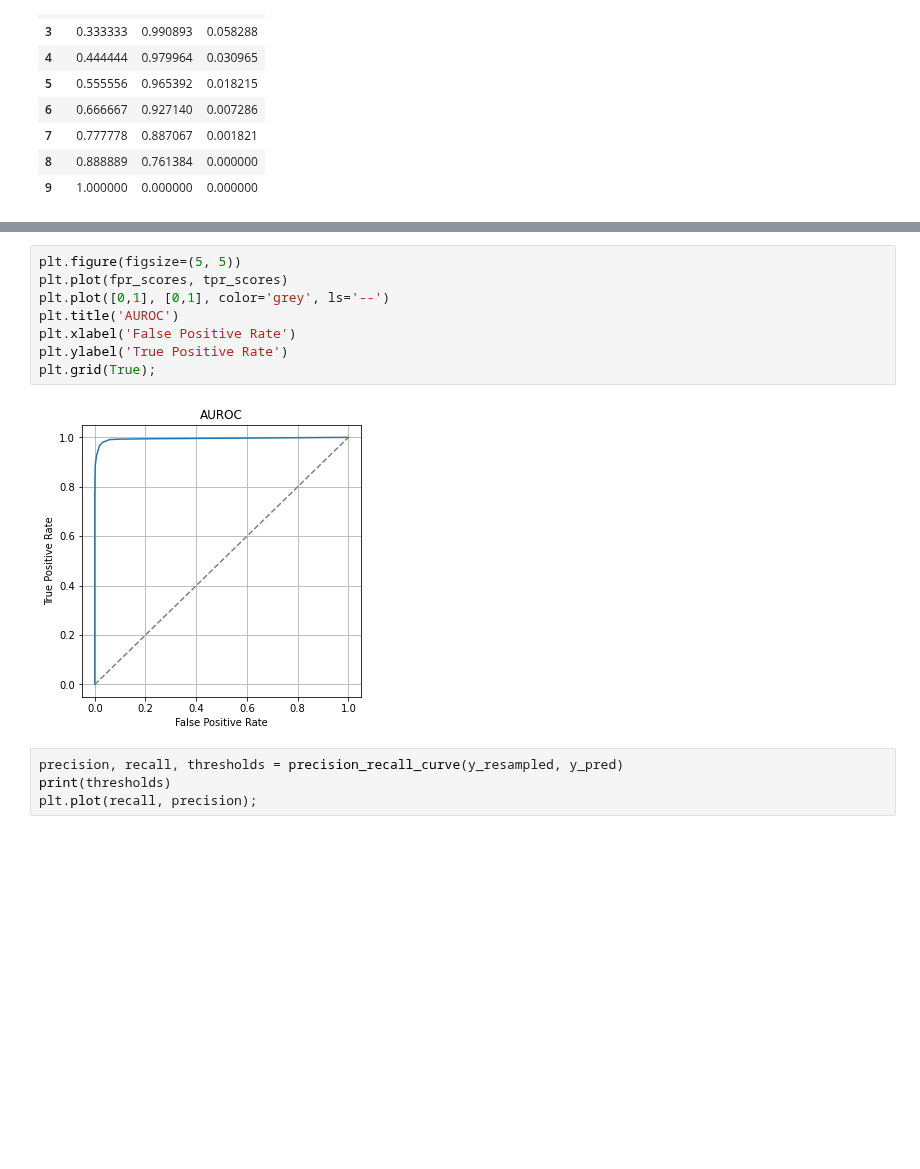
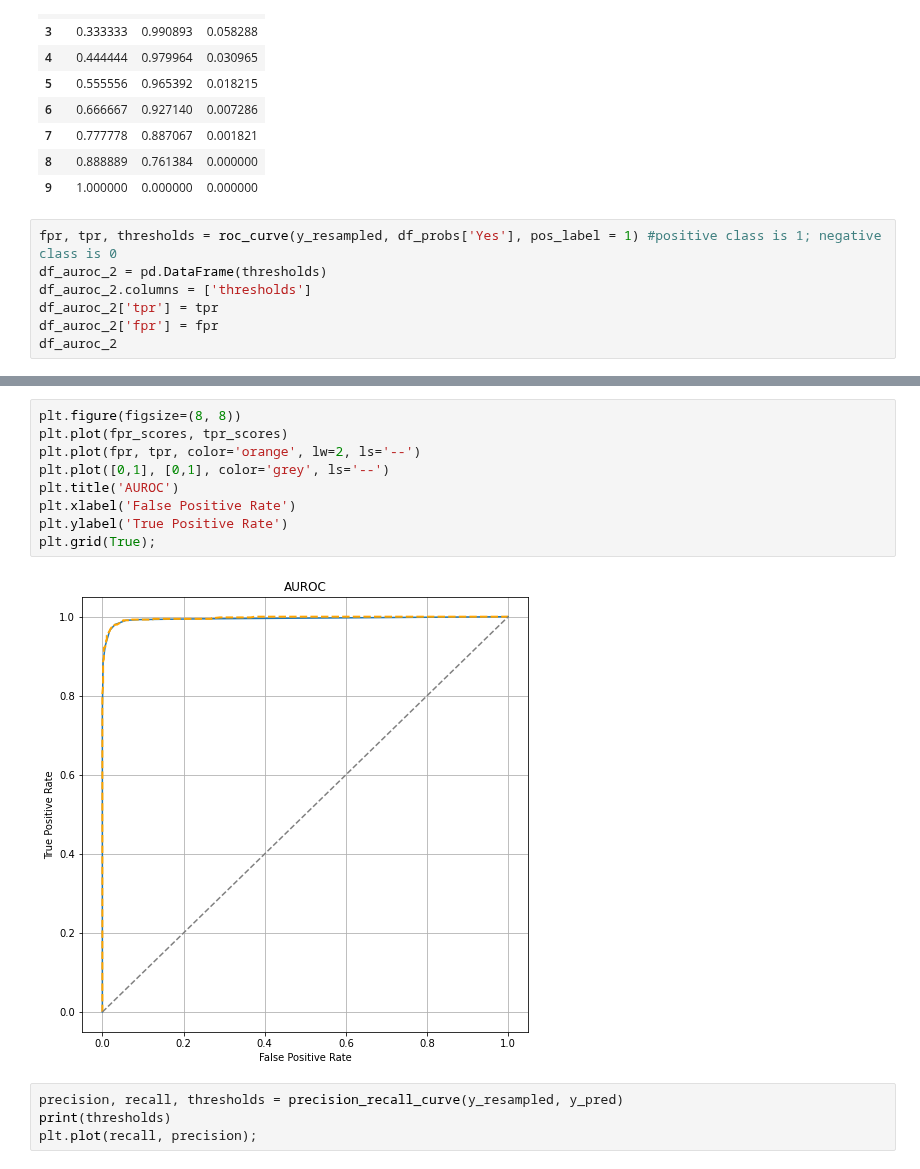
Before and after one commit to omdgit/Hands-On-Gradient-Boosting-with-XGBoost-and-Scikit-learn, a Jupyter notebook: Chapter10/Titanic.ipynb, the cells around one changed output, grey strips where cells are left out. Drawn from its saved outputs; the diff is of its cells as text; blank space fills up the shorter version.

```diff
--- a/Chapter10/Titanic.ipynb
+++ b/Chapter10/Titanic.ipynb
@@ -457,3 +468,10 @@ df_auroc
 | 7 | 0.777778 | 0.887067 | 0.001821 |
 | 8 | 0.888889 | 0.761384 | 0.000000 |
 | 9 | 1.000000 | 0.000000 | 0.000000 |
+# %%
+fpr, tpr, thresholds = roc_curve(y_resampled, df_probs['Yes'], pos_label = 1) #positive class is 1; negative class is 0
+df_auroc_2 = pd.DataFrame(thresholds)
+df_auroc_2.columns = ['thresholds']
+df_auroc_2['tpr'] = tpr
+df_auroc_2['fpr'] = fpr
+df_auroc_2
@@ -460,13 +492,14 @@ df_auroc
 # %%
-plt.figure(figsize=(5, 5))
+plt.figure(figsize=(8, 8))
 plt.plot(fpr_scores, tpr_scores)
+plt.plot(fpr, tpr, color='orange', lw=2, ls='--')
 plt.plot([0,1], [0,1], color='grey', ls='--')
 plt.title('AUROC')
 plt.xlabel('False Positive Rate')
 plt.ylabel('True Positive Rate')
 plt.grid(True);
 # %% [output]
-[figure, old version]
+[figure, new version]
 # %%
 precision, recall, thresholds = precision_recall_curve(y_resampled, y_pred)
 print(thresholds)
```
Also changed, not shown: parts of 6 cells of this notebook, 1 other file.
